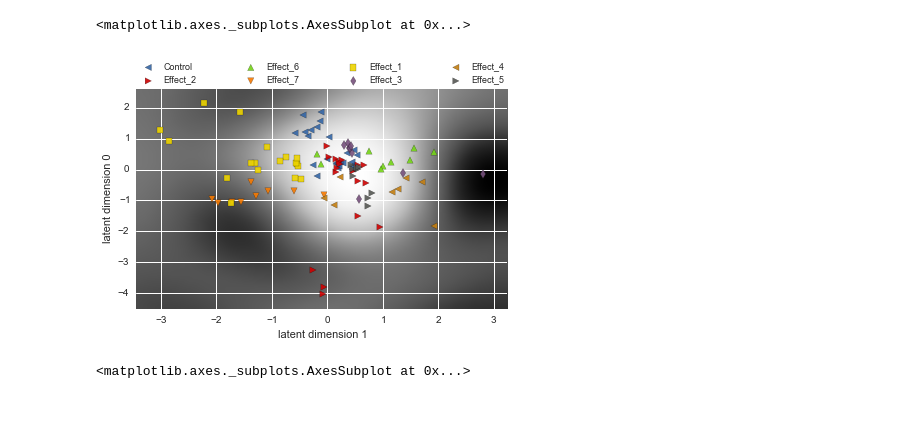
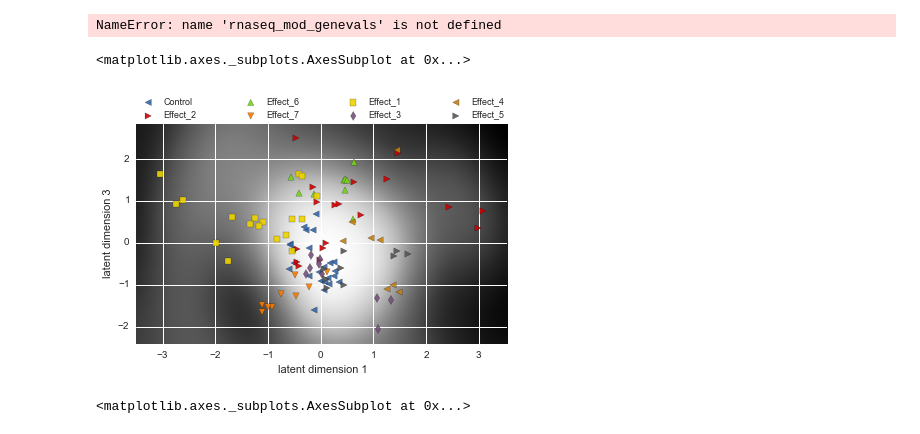
Before and after one commit to mzwiessele/MLPMMarchRetreat2016, a Jupyter notebook: py_notebooks/BGPLVM.ipynb, the cells around one changed output. Saved outputs shown, nothing was run; the diff lists cells and outputs as text; code cells hidden in the pictures.

```diff
--- a/py_notebooks/BGPLVM.ipynb
+++ b/py_notebooks/BGPLVM.ipynb
@@ -7,9 +16,11 @@ from matplotlib import pyplot as plt
 # %%
-Y = mod_activities.T.copy()
+Y = rnaseq_mod_genevals.T.copy()
 Y -= Y.mean()
 Y /= Y.std()
 Y = Y.dropna(axis=1).values
+# %% [output]
+NameError: name 'rnaseq_mod_genevals' is not defined
 # %%
-m = GPy.models.BayesianGPLVM(Y, 6, num_inducing=20)
+m = GPy.models.BayesianGPLVM(Y, 6, num_inducing=40)
 # %%
 m.likelihood.fix(0.1)
@@ -18,10 +33,10 @@ m.optimize(messages=1, max_iters=300)
 m.likelihood.unfix()
 m.optimize(messages=1, max_iters=3e5)
 # %%
-m.plot_magnification(labels=design.Effect)
+m.plot_magnification(labels=rnaseq_design.Effect)
 # %% [output]
 <matplotlib.axes._subplots.AxesSubplot at 0x...>
-[figure, old version]
+[figure, new version]
 # %%
 m.kern.plot_ARD()
 # %% [output]
```
Also changed, not shown: parts of 3 cells of this notebook, 2 other files.
